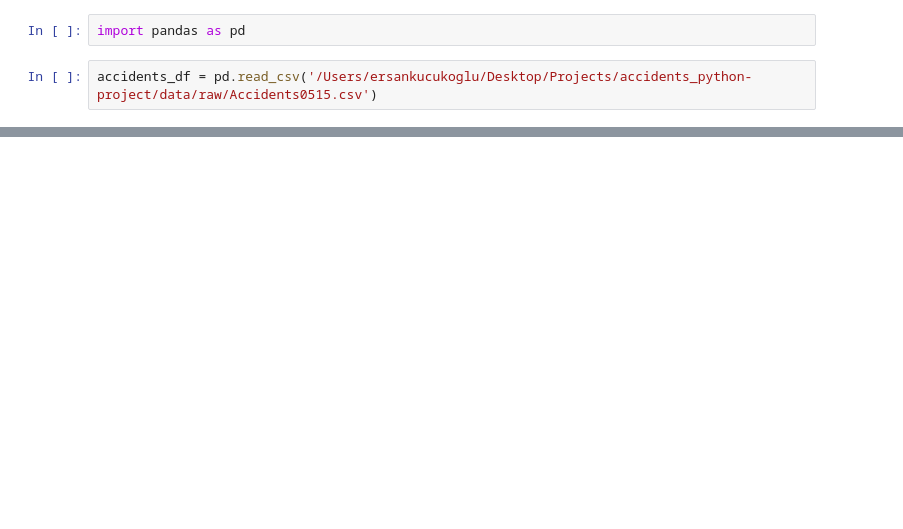
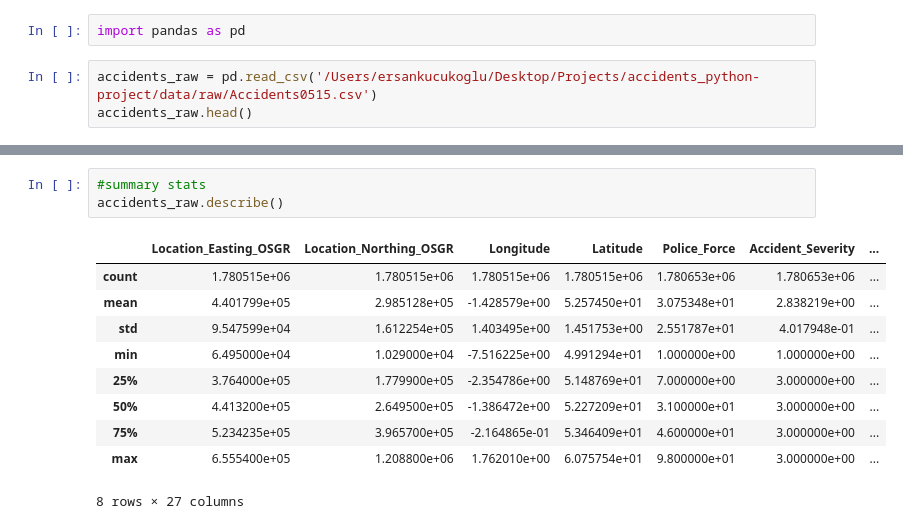
Before and after one commit to ersan-kucukoglu/accidents_python-project, a Jupyter notebook: code/data_cleaning.ipynb, the cells around one changed output, grey strips where cells are left out. Drawn from its saved outputs; the diff is of its cells as text; blank space fills up the shorter version.

```diff
--- a/code/data_cleaning.ipynb
+++ b/code/data_cleaning.ipynb
@@ -7,4 +5,5 @@ os.getcwd()
 # %%
 import pandas as pd
 # %%
-accidents_df = pd.read_csv('/Users/ersankucukoglu/Desktop/Projects/accidents_python-project/data/raw/Accidents0515.csv')
+accidents_raw = pd.read_csv('/Users/ersankucukoglu/Desktop/Projects/accidents_python-project/data/raw/Accidents0515.csv')
+accidents_raw.head()
@@ -20,0 +69,14 @@ accidents_df.head()
+# %%
+#summary stats
+accidents_raw.describe()
+# %% [output]
+|  | Location_Easting_OSGR | Location_Northing_OSGR | Longitude | Latitude | Police_Force | Accident_Severity | ... |
+| count | 1.780515e+06 | 1.780515e+06 | 1.780515e+06 | 1.780515e+06 | 1.780653e+06 | 1.780653e+06 | ... |
+| mean | 4.401799e+05 | 2.985128e+05 | -1.428579e+00 | 5.257450e+01 | 3.075348e+01 | 2.838219e+00 | ... |
+| std | 9.547599e+04 | 1.612254e+05 | 1.403495e+00 | 1.451753e+00 | 2.551787e+01 | 4.017948e-01 | ... |
+| min | 6.495000e+04 | 1.029000e+04 | -7.516225e+00 | 4.991294e+01 | 1.000000e+00 | 1.000000e+00 | ... |
+| 25% | 3.764000e+05 | 1.779900e+05 | -2.354786e+00 | 5.148769e+01 | 7.000000e+00 | 3.000000e+00 | ... |
+| 50% | 4.413200e+05 | 2.649500e+05 | -1.386472e+00 | 5.227209e+01 | 3.100000e+01 | 3.000000e+00 | ... |
+| 75% | 5.234235e+05 | 3.965700e+05 | -2.164865e-01 | 5.346409e+01 | 4.600000e+01 | 3.000000e+00 | ... |
+| max | 6.555400e+05 | 1.208800e+06 | 1.762010e+00 | 6.075754e+01 | 9.800000e+01 | 3.000000e+00 | ... |
+8 rows × 27 columns
```
Also changed, not shown: parts of 8 cells of this notebook.
